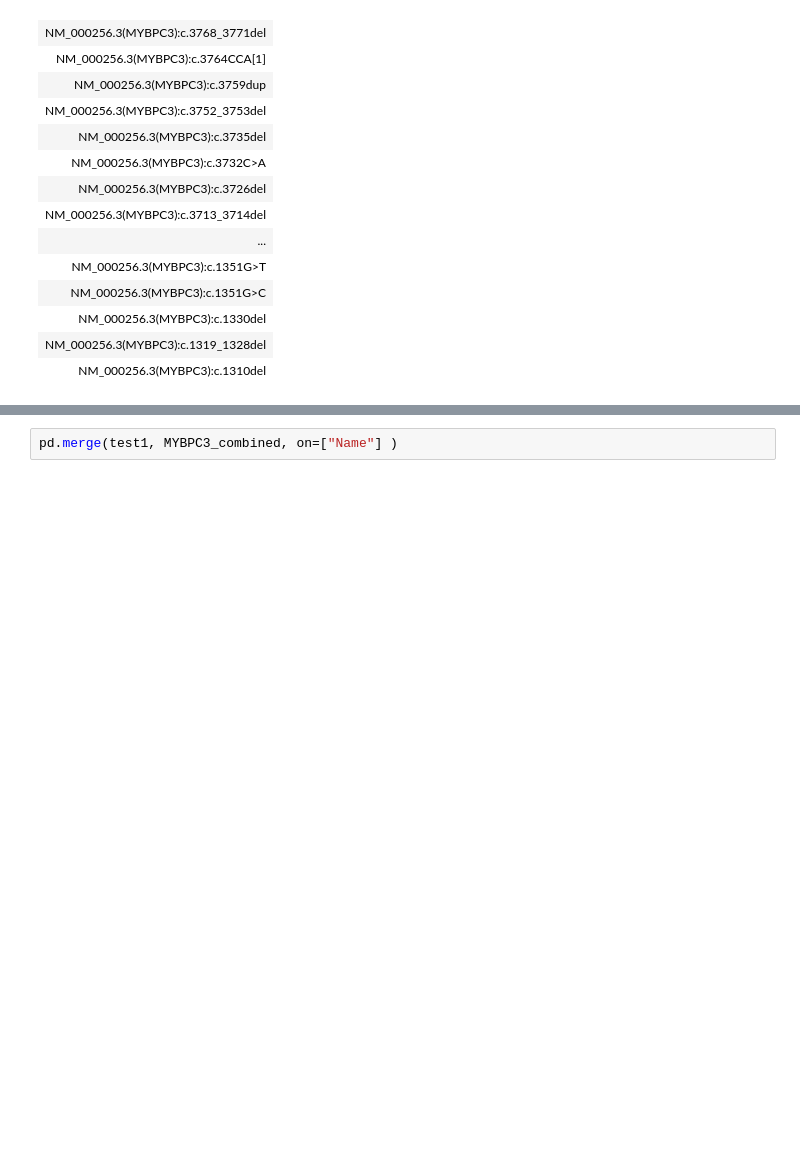
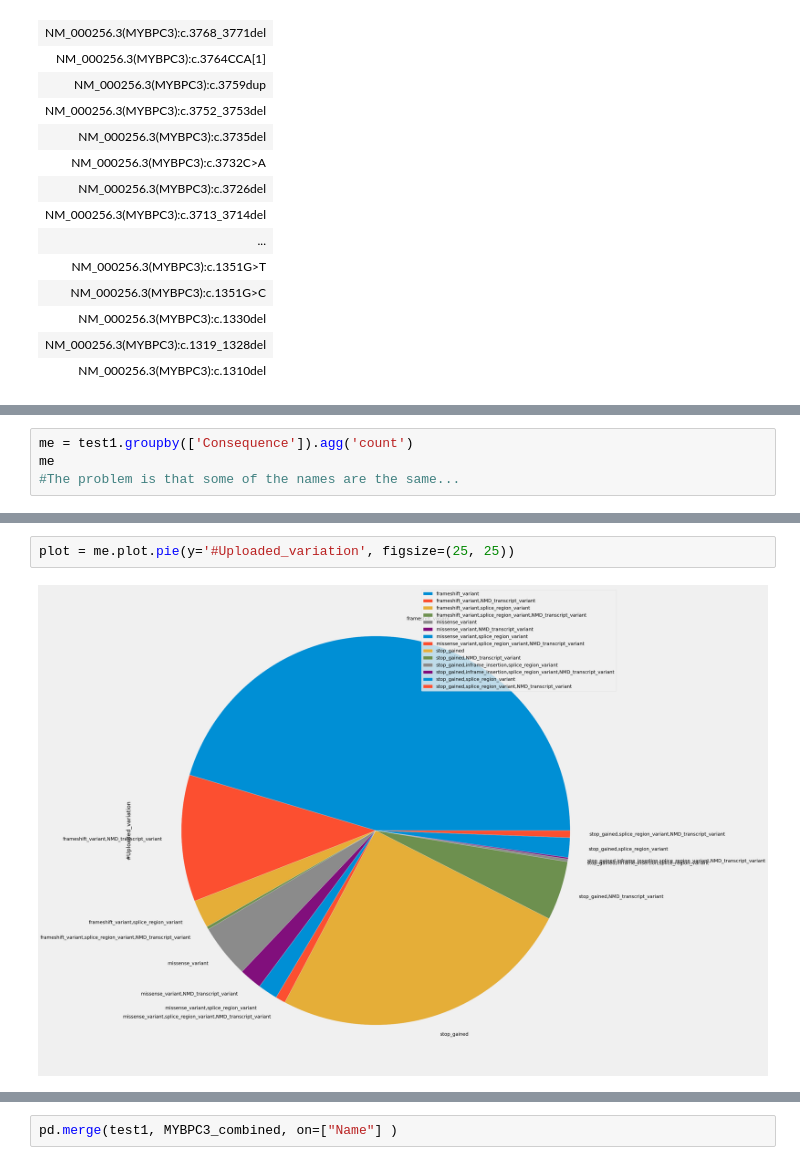
Before and after one commit to hannahmarieaguilar/Data-for-Project-, a Jupyter notebook: DATA/MYBPC3.ipynb, the cells around one changed output, grey strips where cells are left out. Drawn from its saved outputs; the diff is of its cells as text; blank space fills up the shorter version.

Commit message:
please help group by name

```diff
--- a/DATA/MYBPC3.ipynb
+++ b/DATA/MYBPC3.ipynb
@@ -125,0 +126,4 @@ test1
+# %%
+me = test1.groupby(['Consequence']).agg('count')
+me
+#The problem is that some of the names are the same...
@@ -126,3 +165,7 @@ test1
+# %%
+plot = me.plot.pie(y='#Uploaded_variation', figsize=(25, 25))
+# %% [output]
+[figure, added]
 # %%
 df = test1
 #test3 = df.rename(columns={"#Uploaded_variation": "Name"})
```
Also changed, not shown: parts of 10 cells of this notebook.
